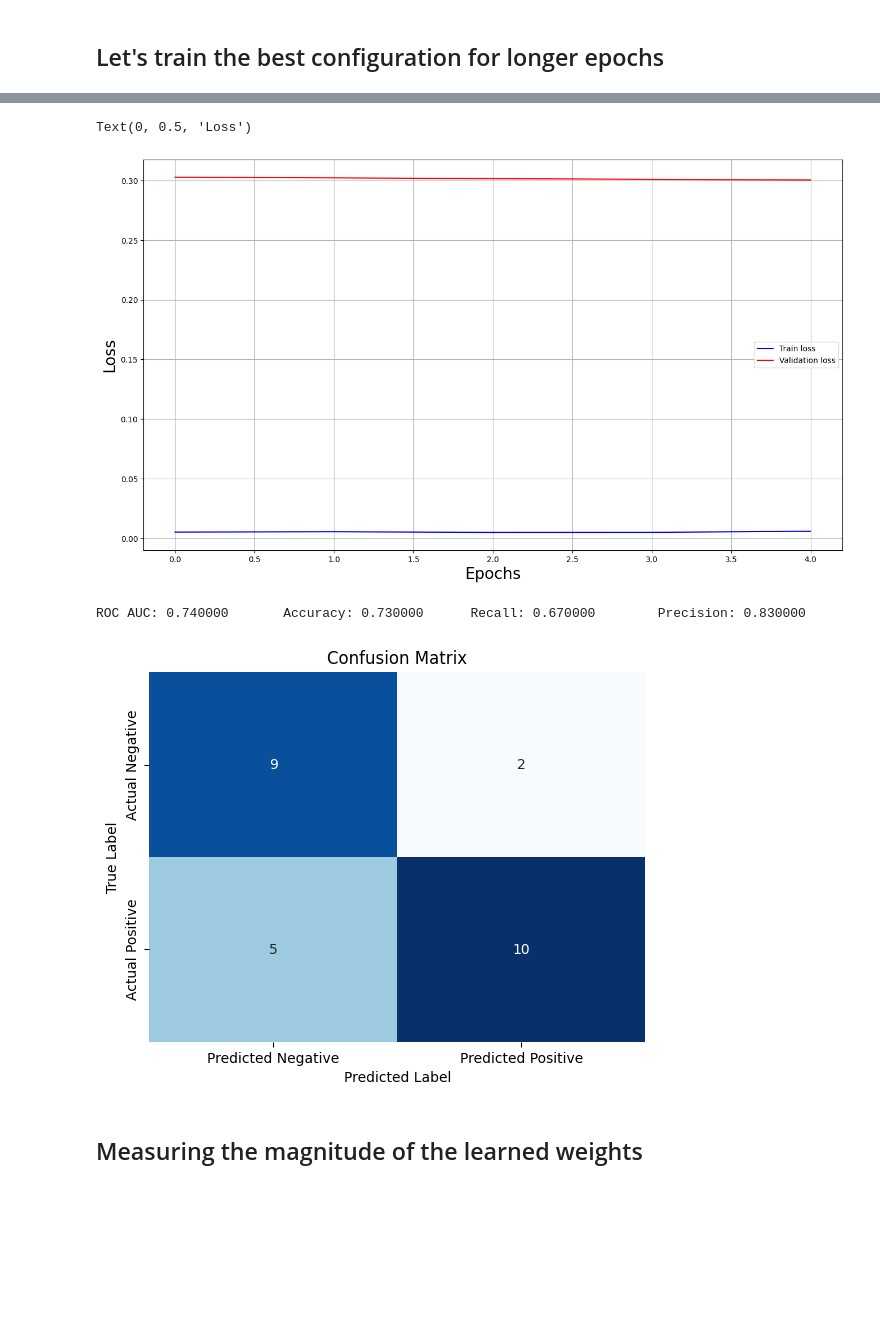
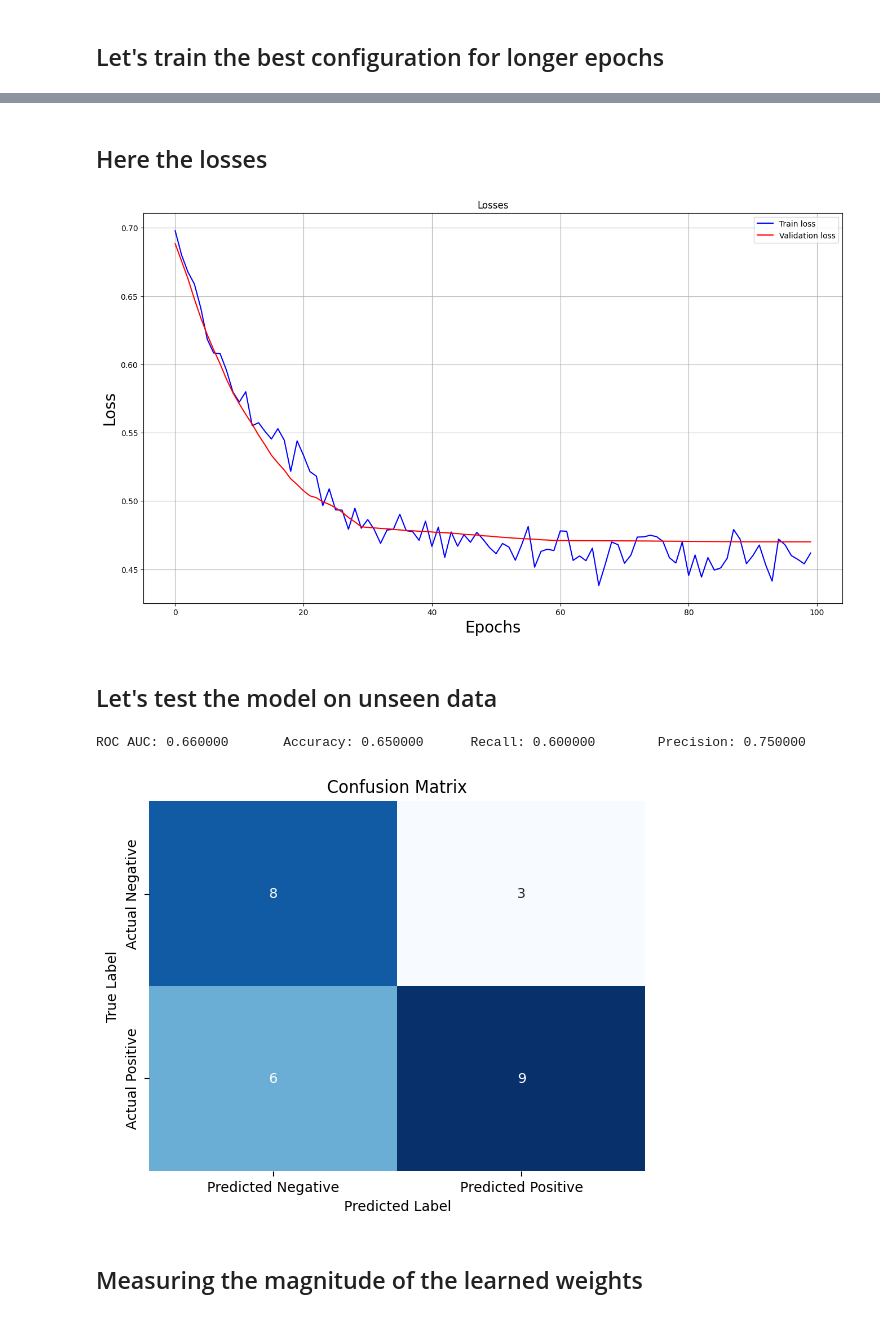
Before and after one commit to HavingFunLearning/BrainTumorDetection_MRI, a Jupyter notebook: CNN_Model.ipynb, the cells around one changed output, grey strips where cells are left out. Drawn from its saved outputs; the diff is of its cells as text; code cells hidden in the pictures; blank space fills up the shorter version.

```diff
--- a/CNN_Model.ipynb
+++ b/CNN_Model.ipynb
@@ -427,6 +427,11 @@ WeightDecay: 0.050000   ROC AUC: 0.760000       Accuracy: 0.770000      Recall:
 # %% [markdown]
 ## Let's train the best configuration for longer epochs
 # %%
+from sklearn.metrics import f1_score
+
+from torch.optim.lr_scheduler import StepLR
+
+wd = 0.050000
 device = torch.device('cuda' if torch.cuda.is_available() else 'cpu')
 model = CNNWithVGG16().to(device)
 
@@ -438,12 +443,14 @@ epoch_val_loss = []
 #device = torch.device('cuda' if torch.cuda.is_available() else 'cpu')
 #model = CNN().to(device)
 lr=1e-6
-num_epochs = 20
+num_epochs = 100
 dataloader_training = DataLoader(traning_dataset, batch_size=32, shuffle=True)
 dataloader_validation= DataLoader(validation_dataset, batch_size=32, shuffle=True)
 criterion = nn.BCELoss()
+
 model.train()
 optimizer = torch.optim.Adam(model.parameters(), lr=lr,weight_decay=wd)
+scheduler = StepLR(optimizer, step_size=30, gamma=0.1)
 
 
 for epoch in range(num_epochs):
@@ -458,6 +465,9 @@ for epoch in range(num_epochs):
         optimizer.step() ## This update the weights
 
         train_losses.append(loss.item())
+
+    scheduler.step()  # Adjust the learning rate after each epoch
+
 
     epoch_train_loss.append(np.mean(train_losses))
     val_losses = []
@@ -476,21 +486,27 @@ for epoch in range(num_epochs):
             all_labels.extend(batch_labels)
             all_probabilities.extend(y_hat)
             val_losses.append(loss.item())
-        print("val loss",np.mean(val_losses))
         epoch_val_loss.append(np.mean(val_losses))
 
 
+
 #------------------------------------------------------------------
-threshold = 0.5
+f1_scores =[]
 all_probabilities = torch.tensor(all_probabilities)
+for threshold in np.arange(0, 1, 0.01):
+    predicted_labels = (all_probabilities >= threshold).int()
+    f1 = f1_score(all_labels, predicted_labels)
+    f1_scores.append(f1)
+index = np.argmax(f1_scores)
+threshold = 0.01 * index
+print(threshold)
+#------------------------------------------------------------------
 predicted_labels = (all_probabilities >= threshold).int()
-#------------------------------------------------------------------
-
 # Calculate accuracy, recall, precision using the best threshold
 accuracy = accuracy_score( all_labels,  predicted_labels)
 recall = recall_score( all_labels,  predicted_labels)
 precision = precision_score( all_labels, predicted_labels)
-fpr, tpr, thresholds = roc_curve( all_labels,  predicted_labels)
+fpr, tpr, thresholds = roc_curve( all_labels,  all_probabilities )
 # Calculate AUC
 roc_auc = auc(fpr, tpr)
 rounded_roc_auc = round(roc_auc, 2)
@@ -499,7 +515,7 @@ rounded_roc_auc = round(roc_auc, 2)
 rounded_accuracy = round(accuracy, 2)
 rounded_recall = round(recall, 2)
 rounded_precision  = round(precision,2)
-#------------------------------------------------------------------
+    #------------------------------------------------------------------
 print('WeightDecay: {:.6f}\tROC AUC: {:.6f}\tAccuracy: {:.6f}\tRecall: {:.6f}\tPrecision: {:.6f}'.format(wd,  rounded_roc_auc, rounded_accuracy, rounded_recall,rounded_precision))
 #------------------
 # %% [output]
@@ -523,14 +525,19 @@ WeightDecay: 0.050000   ROC AUC: 0.830000       Accuracy: 0.810000      Recall:
+# %% [markdown]
+## Here the losses
 # %%
 plt.figure(figsize=(16,9))
+plt.title("Losses")
 plt.plot(epoch_train_loss, c='b', label='Train loss')
 plt.plot(epoch_val_loss, c='r', label = 'Validation loss')
 plt.legend()
 plt.grid()
 plt.xlabel('Epochs', fontsize=20)
 plt.ylabel('Loss', fontsize=20)
+plt.show()
 # %% [output]
-Text(0, 0.5, 'Loss')
-[figure, old version]
+[figure, new version]
+# %% [markdown]
+## Let's test the model on unseen data
 # %%
 model.eval()
 with torch.no_grad():
@@ -574,7 +581,7 @@ with torch.no_grad():
     print('ROC AUC: {:.6f}\tAccuracy: {:.6f}\tRecall: {:.6f}\tPrecision: {:.6f}'.format( rounded_roc_auc, rounded_accuracy, rounded_recall,rounded_precision))
     #------------------
 # %% [output]
-ROC AUC: 0.740000       Accuracy: 0.730000      Recall: 0.670000        Precision: 0.830000
+ROC AUC: 0.660000       Accuracy: 0.650000      Recall: 0.600000        Precision: 0.750000
 # %%
 from sklearn.metrics import confusion_matrix
 import seaborn as sns
@@ -591,7 +598,7 @@ plt.ylabel('True Label')
 plt.title('Confusion Matrix')
 plt.show()
 # %% [output]
-[figure, old version]
+[figure, new version]
 # %% [markdown]
 ## Measuring the magnitude of the learned weights
 # %%
```
Also changed, not shown: parts of 2 cells of this notebook.
